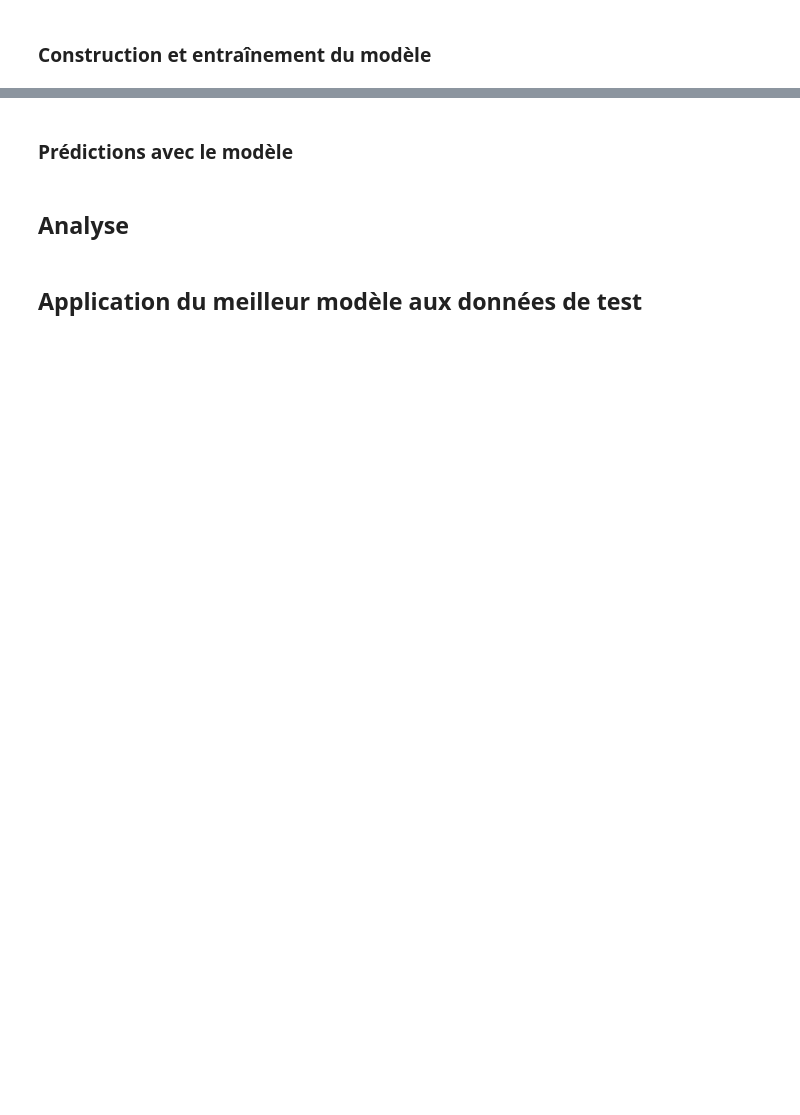
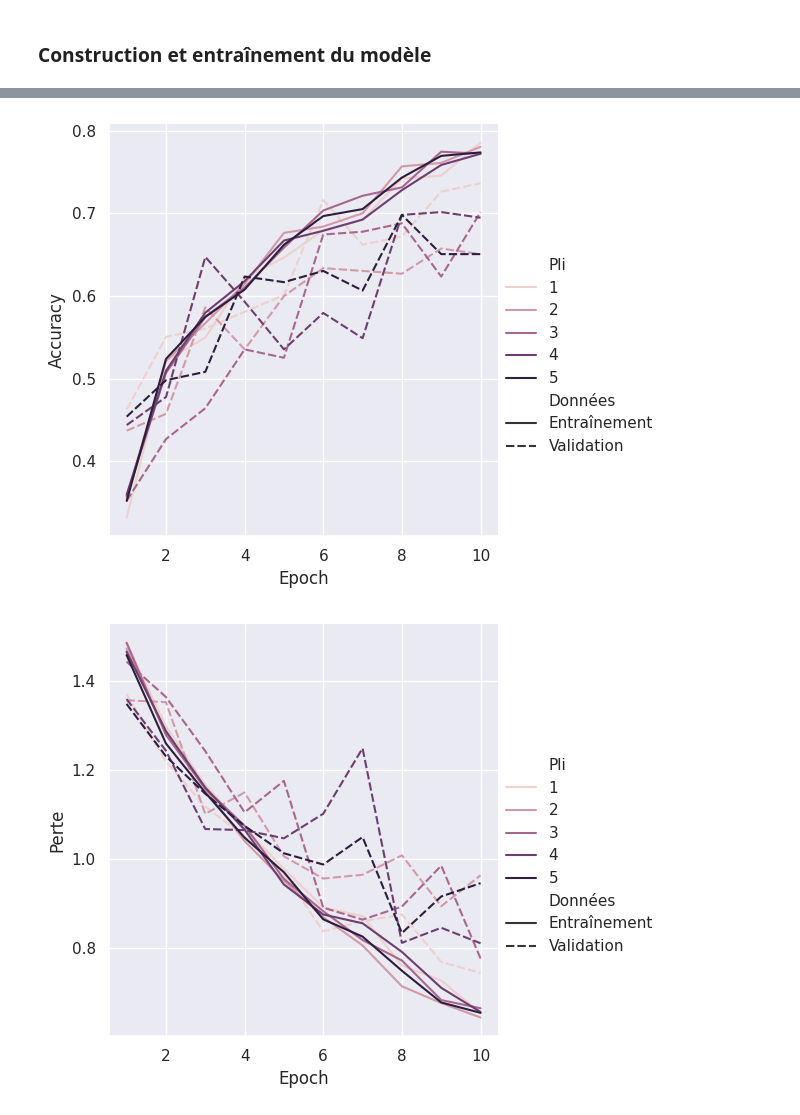
Before and after one commit to zoemarquis/projet-TAL, a Jupyter notebook: notebook Kruzic Marquis.ipynb, the cells around one changed output, grey strips where cells are left out. Drawn from its saved outputs; the diff is of its cells as text; code cells hidden in the pictures; blank space fills up the shorter version.

```diff
--- a/notebook Kruzic Marquis.ipynb
+++ b/notebook Kruzic Marquis.ipynb
@@ -1229,4 +1572,4 @@ def get_vectorizer(documents, max_voc_size=8000, max_seq_length=50, batch_size=1
   vectorizer.adapt(text_ds)
   return vectorizer
 # %%
-keras_vectorizer = get_vectorizer(X_train)
+keras_vectorizer = get_vectorizer(X)
@@ -1246,6 +1597,6 @@ def load_embeddings(embeddings_file):
   print(f'{len(embeddings_index)} vecteurs de mots ont été lus')
   return embeddings_index
 # %%
-# Chargement des plongements du fichier Glove
-glove_embeddings = load_embeddings('glove.42B.300d/glove.42B.300d.txt')
-#glove_embeddings = load_embeddings('glove.6B/glove.6B.300d.txt')
+# Chargement des différents plongements pré entrainés
+glove_embeddings_42B = load_embeddings('glove.42B.300d.txt')
+glove_embeddings_6B = load_embeddings('glove.6B/glove.6B.300d.txt')
@@ -1279,0 +1642,6 @@ glove_embedding_matrix = get_embedding_matrix(voc, glove_embeddings)
+# %%
+glove_embedding_42B_matrix = get_embedding_matrix(voc, glove_embeddings_42B)
+
+glove_embedding_6B_matrix = get_embedding_matrix(voc, glove_embeddings_6B)
+
+m26_matrix = get_embedding_matrix(voc, m26_embeddings)
@@ -1357,0 +1781,3 @@ print(X_train, X_test, y_train, y_test)
+# %%
+biLSTM_histories_42B = train_model(X, y, 'get_biLSTM_model',
+                            keras_vectorizer, len(voc), glove_embedding_42B_matrix)
@@ -1383,2 +1868,0 @@ plot_results(biLSTM_histories)
-# %% [markdown]
-### Prédictions avec le modèle
@@ -1393,4 +1869,5 @@ print(report)
-# %% [markdown]
-## Analyse
-# %% [markdown]
-## Application du meilleur modèle aux données de test
+# %%
+plot_results(biLSTM_histories_42B)
+# %% [output]
+[figure, added]
+[figure, added]
```
Also changed, not shown: parts of 172 cells of this notebook.
